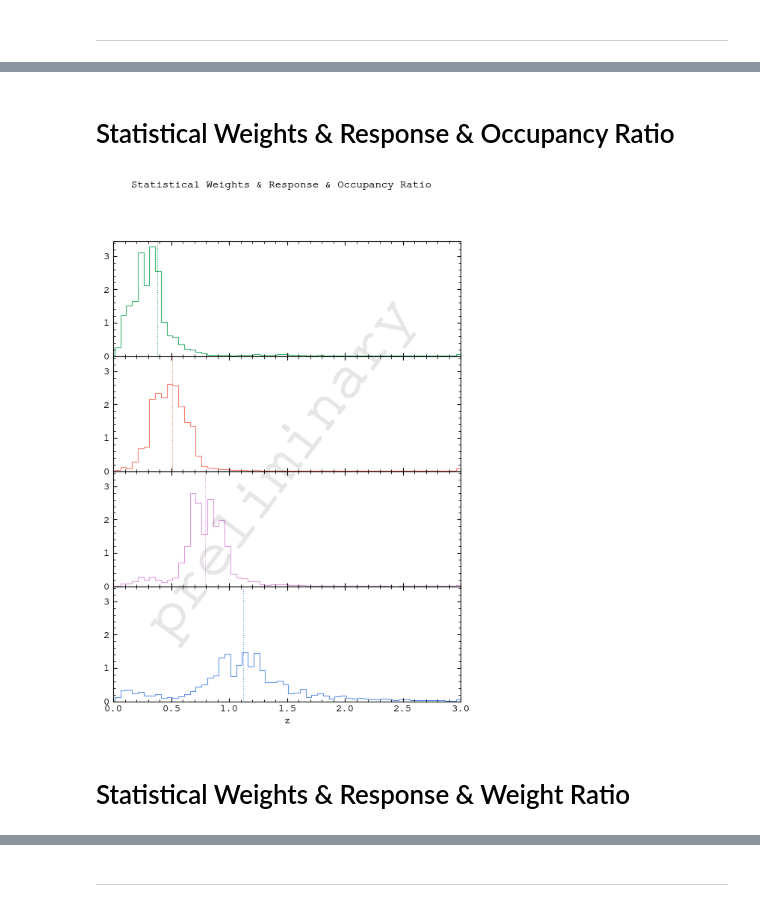
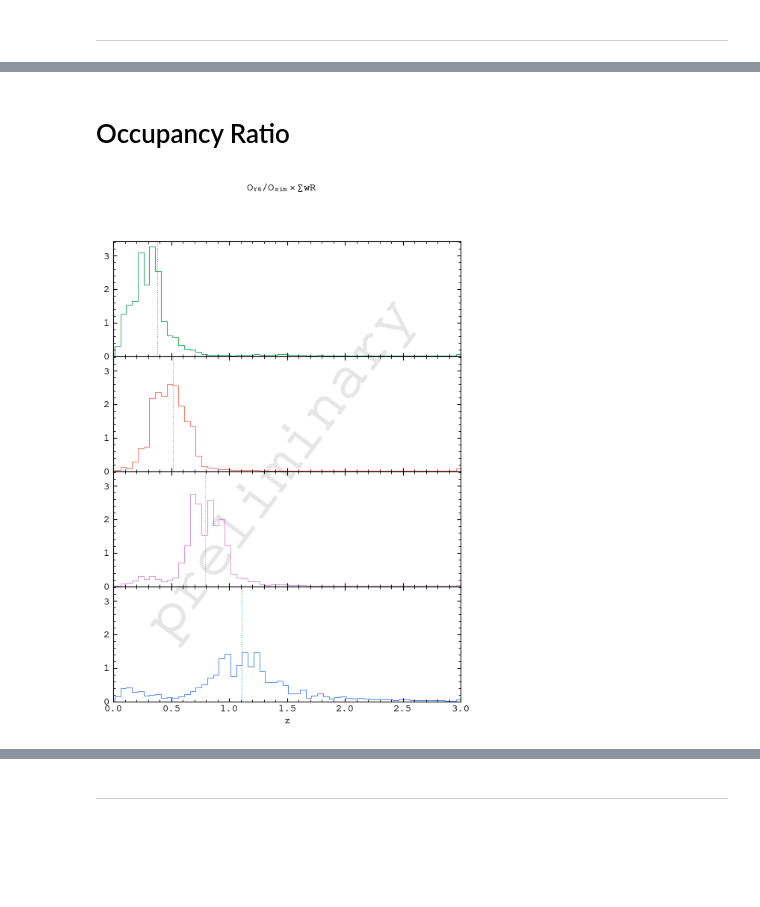
Before and after one commit to sidneymau/des-y6-image-sims-analysis, a Jupyter notebook: notebooks/2025_02_17_tomography/nzs.ipynb, the cells around one changed output, grey strips where cells are left out. Drawn from its saved outputs; the diff is of its cells as text; code cells hidden in the pictures; blank space fills up the shorter version.

```diff
--- a/notebooks/2025_02_17_tomography/nzs.ipynb
+++ b/notebooks/2025_02_17_tomography/nzs.ipynb
@@ -664,7 +665,7 @@ for tomographic_bin in lib.const.TOMOGRAPHIC_BINS:
     nz_tomo[tomographic_bin][0] = 0
 
     # renormalize
-    nz_tomo[tomographic_bin] = nz_tomo[tomographic_bin] / np.sum(nz_tomo[tomographic_bin]) / np.diff(lib.const.ZEDGES)
+    nz_tomo[tomographic_bin] = nz_tomo[tomographic_bin] / np.sum(nz_tomo[tomographic_bin]) / np.diff(zedges)
 # %%
 fig, axs = plt.subplots(len(lib.const.TOMOGRAPHIC_BINS), 1, figsize=(6, 8), sharex=True, sharey=True)
 
@@ -768,18 +708,0 @@ plt.show()
-# %%
-nz_tomo_wR = {}
-for tomographic_bin in lib.const.TOMOGRAPHIC_BINS:
-    nz_tomo_wR[tomographic_bin] = np.sum(
-        nz[cell_assignments[tomographic_bin]] \
-        * response_grid_sim[cell_assignments[tomographic_bin], np.newaxis] \
-        * weight_grid_sim[cell_assignments[tomographic_bin], np.newaxis],
-        axis=0,
-    ) / np.sum(
-        response_grid_sim[cell_assignments[tomographic_bin]] \
-        * weight_grid_sim[cell_assignments[tomographic_bin]],
-    )
-
-    # manually force n(0) = 0
-    nz_tomo_wR[tomographic_bin][0] = 0
-
-    # renormalize
-    nz_tomo_wR[tomographic_bin] = nz_tomo_wR[tomographic_bin] / np.sum(nz_tomo_wR[tomographic_bin]) / np.diff(lib.const.ZEDGES)
@@ -826,24 +709,18 @@ plt.show()
 # %% [markdown]
-# Statistical Weights & Response & Occupancy Ratio
+# Occupancy Ratio
 # %%
-nz_tomo_wRo = {}
+nz_tomo_o = {}
 for tomographic_bin in lib.const.TOMOGRAPHIC_BINS:
-    nz_tomo_wRo[tomographic_bin] = np.sum(
-        nz[cell_assignments[tomographic_bin]] \
-        * response_grid_sim[cell_assignments[tomographic_bin], np.newaxis] \
-        * (occupancy_grid_y6 / occupancy_grid_sim)[cell_assignments[tomographic_bin], np.newaxis] \
-        * weight_grid_sim[cell_assignments[tomographic_bin], np.newaxis],
+    nz_tomo_o[tomographic_bin] = np.sum(
+        (nz * (occupancy_grid_y6 / occupancy_grid_sim)[:, np.newaxis])[cell_assignments[tomographic_bin]],
         axis=0,
-    ) / np.sum(
-        response_grid_sim[cell_assignments[tomographic_bin], np.newaxis] \
-        * weight_grid_sim[cell_assignments[tomographic_bin]],
     )
 
     # manually force n(0) = 0
-    nz_tomo_wRo[tomographic_bin][0] = 0
+    nz_tomo_o[tomographic_bin][0] = 0
 
     # renormalize
-    nz_tomo_wRo[tomographic_bin] = nz_tomo_wRo[tomographic_bin] / np.sum(nz_tomo_wRo[tomographic_bin]) / np.diff(lib.const.ZEDGES)
+    nz_tomo_o[tomographic_bin] = nz_tomo_o[tomographic_bin] / np.sum(nz_tomo_o[tomographic_bin]) / np.diff(zedges)
 # %%
 fig, axs = plt.subplots(len(lib.const.TOMOGRAPHIC_BINS), 1, figsize=(6, 8), sharex=True, sharey=True)
 
@@ -852,37 +729,35 @@ fig.subplots_adjust(wspace=0, hspace=0)
 tomo_colors = {
     0: "#3BB470",
     1: "#FA7F72",
     2: "#DD9FDD",
     3: "#6495EC",
 }
 
 for i in lib.const.TOMOGRAPHIC_BINS:
     axs[i].axvline(
-        np.average(lib.const.ZVALS, weights=nz_tomo_wRo[i]),
+        np.average(zvals, weights=nz_tomo_o[i]),
         c=tomo_colors[i],
         ls=":",
     )
 
     axs[i].stairs(
-        nz_tomo_wRo[i],
-        edges=lib.const.ZEDGES,
+        nz_tomo_o[i],
+        edges=zedges,
         ec=tomo_colors[i],
     )
 
 axs[-1].set_xlim(0, 3)
 axs[-1].set_ylim(0, None)
 
 axs[-1].set_xlabel("z")
 
 # axs[-1].set_yscale("log")
 # axs[0].legend()
 
-fig.suptitle("Statistical Weights & Response & Occupancy Ratio")
+fig.suptitle("$O_{Y6} / O_{sim} \\times \\sum w R$")
 
 watermark(fig)
 
 plt.show()
 # %% [output]
-[figure, old version]
+[figure, new version]
-# %% [markdown]
-# Statistical Weights & Response & Weight Ratio
```
Also changed, not shown: parts of 33 cells of this notebook, 1 other file.
